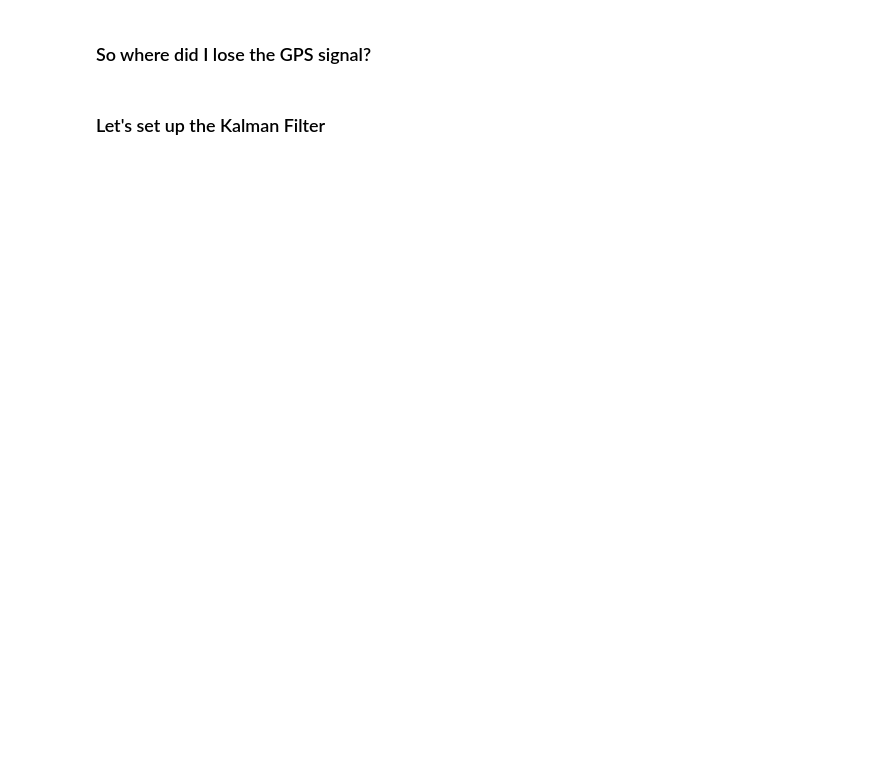
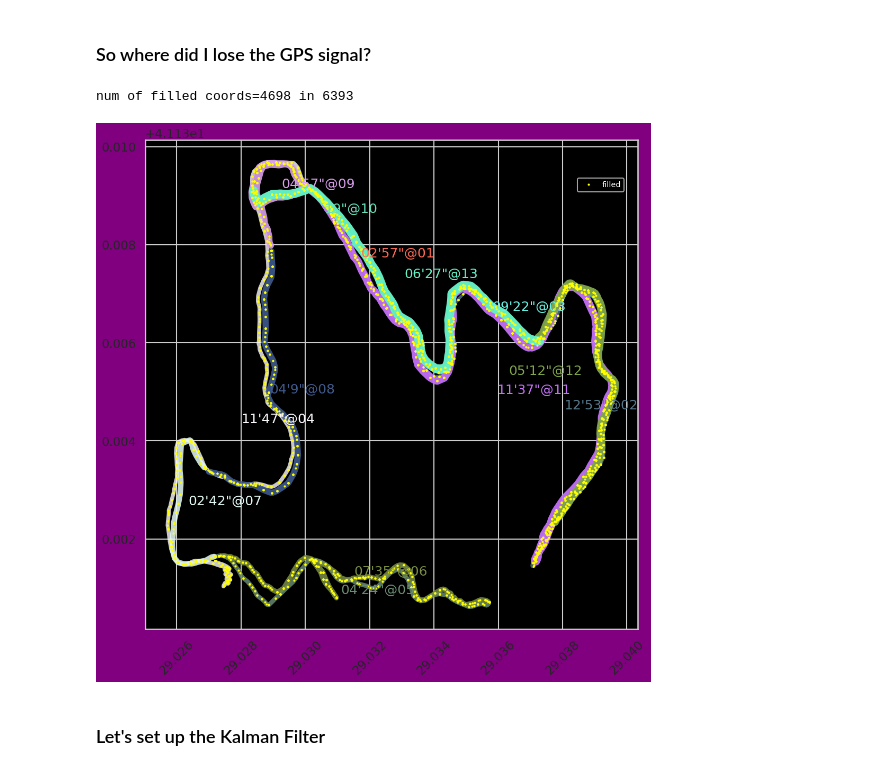
Before and after one commit to dogasiyli/gps_data_with_python, a Jupyter notebook: notebooks/4-pykalman.ipynb, the cells around one changed output. Cells and saved outputs as stored; diff of their text form; code cells hidden in the pictures; blank space fills up the shorter version.

```diff
--- a/notebooks/4-pykalman.ipynb
+++ b/notebooks/4-pykalman.ipynb
@@ -160,7 +177,10 @@ measurements, measurements_df_info = step_06_get_measurements_from_coords(coords
 # %% [markdown]
 ### So where did I lose the GPS signal?
 # %%
-step_07_fill_nan_values(coords, measurements, measurements_df_info, 2);
+coords, original_coords_idx = step_07_fill_nan_values(coords, measurements, measurements_df_info, 2);
+# %% [output]
+num of filled coords=4698 in 6393
+[figure, added]
 # %% [markdown]
 ### Let's set up the Kalman Filter
 # %%
```
Also changed, not shown: parts of 11 cells of this notebook, 1 other file.
